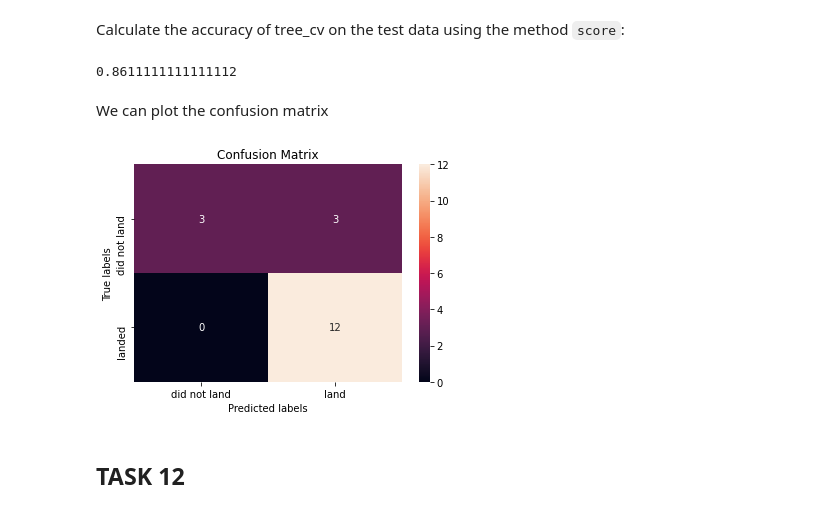
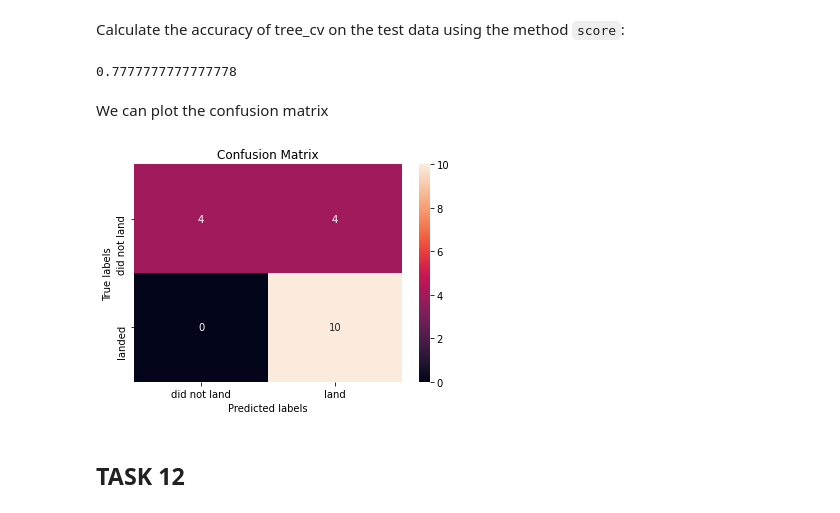
Before and after one commit to Rie-D/Applied-Data-Science-Capstone, a Jupyter notebook: Machine Learning Prediction.ipynb, the cells around one changed output. Saved outputs shown, nothing was run; the diff lists cells and outputs as text; code cells hidden in the pictures.

```diff
--- a/Machine Learning Prediction.ipynb
+++ b/Machine Learning Prediction.ipynb
@@ -78,11 +78,11 @@ def plot_confusion_matrix(y,y_predict):
 # %% [markdown]
 Load the data
 # %%
-#data = pd.read_csv("https://cf-courses-data.s3.us.cloud-object-storage.appdomain.cloud/IBM-DS0321EN-SkillsNetwork/datasets/dataset_part_2.csv")
+data = pd.read_csv("https://cf-courses-data.s3.us.cloud-object-storage.appdomain.cloud/IBM-DS0321EN-SkillsNetwork/datasets/dataset_part_2.csv")
 
 # If you were unable to complete the previous lab correctly you can uncomment and load this csv
 
-data = pd.read_csv('https://cf-courses-data.s3.us.cloud-object-storage.appdomain.cloud/IBMDeveloperSkillsNetwork-DS0701EN-SkillsNetwork/api/dataset_part_2.csv')
+# data = pd.read_csv('https://cf-courses-data.s3.us.cloud-object-storage.appdomain.cloud/IBMDeveloperSkillsNetwork-DS0701EN-SkillsNetwork/api/dataset_part_2.csv')
 
 data.head()
 # %% [output]
@@ -93,11 +93,11 @@ data.head()
 | 3 | 4 | 2013-09-29 | Falcon 9 | 500.000000 | PO | VAFB SLC 4E | False Ocean | 1 | False | ... |
 | 4 | 5 | 2013-12-03 | Falcon 9 | 3170.000000 | GTO | CCAFS SLC 40 | None None | 1 | False | ... |
 # %%
-#X = pd.read_csv('https://cf-courses-data.s3.us.cloud-object-storage.appdomain.cloud/IBM-DS0321EN-SkillsNetwork/datasets/dataset_part_3.csv')
+X = pd.read_csv('https://cf-courses-data.s3.us.cloud-object-storage.appdomain.cloud/IBM-DS0321EN-SkillsNetwork/datasets/dataset_part_3.csv')
 
 # If you were unable to complete the previous lab correctly you can uncomment and load this csv
 
-X = pd.read_csv('https://cf-courses-data.s3.us.cloud-object-storage.appdomain.cloud/IBMDeveloperSkillsNetwork-DS0701EN-SkillsNetwork/api/dataset_part_3.csv')
+# X = pd.read_csv('https://cf-courses-data.s3.us.cloud-object-storage.appdomain.cloud/IBMDeveloperSkillsNetwork-DS0701EN-SkillsNetwork/api/dataset_part_3.csv')
 
 X.head(100)
 # %% [output]
@@ -313,8 +311,8 @@ parameters = {'n_neighbors': [1, 2, 3, 4, 5, 6, 7, 8, 9, 10],
 
 KNN = KNeighborsClassifier()
 # %%
-knn_cv = GridSearchCV(KNN, param_grid=parameters,cv= 10)
-knn_cv.fit(X_train, Y_train)
+KNN_cv = GridSearchCV(KNN, param_grid=parameters,cv= 10)
+KNN_cv.fit(X_train, Y_train)
 # %% [output]
 GridSearchCV(cv=10, estimator=KNeighborsClassifier(),
              param_grid={'algorithm': ['auto', 'ball_tree', 'kd_tree', 'brute'],
@@ -330,17 +328,17 @@ accuracy : 0.8482142857142858
 ## TASK  11
 # %% [markdown]
 Calculate the accuracy of tree_cv on the test data using the method <code>score</code>:
-# %%
-knn_cv.score(X_train,Y_train)
-# %% [output]
-0.8611111111111112
+# %%
+KNN_cv.score(X_test, Y_test)
+# %% [output]
+0.7777777777777778
 # %% [markdown]
 We can plot the confusion matrix
 # %%
-yhat = knn_cv.predict(X_test)
+yhat = KNN_cv.predict(X_test)
 plot_confusion_matrix(Y_test,yhat)
 # %% [output]
-[figure, old version]
+[figure, new version]
 # %% [markdown]
 ## TASK  12
 # %% [markdown]
```
Also changed, not shown: parts of 14 cells of this notebook.
